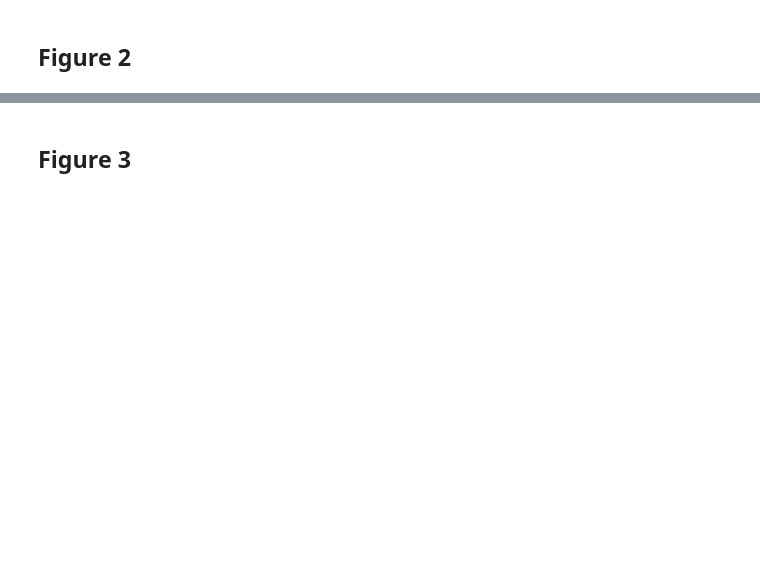
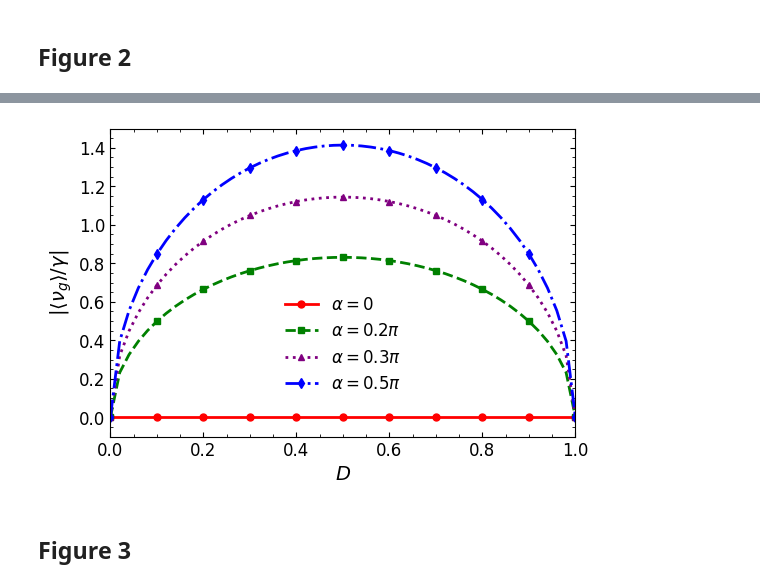
Before and after one commit to jefferson-jx/ctqw_bias_spreading_code, a Jupyter notebook: ctqw_bias_spreading_code.ipynb, the cells around one changed output, grey strips where cells are left out. Saved outputs shown, nothing was run; the diff lists cells and outputs as text; code cells hidden in the pictures; blank space fills up the shorter version.

```diff
--- a/ctqw_bias_spreading_code.ipynb
+++ b/ctqw_bias_spreading_code.ipynb
@@ -13,3 +14,17 @@ import matplotlib.pyplot as plt
+# %%
+plt.rcParams.update({
+    'axes.labelsize': 14,
+    'xtick.labelsize': 12,
+    'ytick.labelsize': 12,
+    'legend.fontsize': 12,
+    'axes.titlesize': 16,
+    'xtick.direction': 'in',
+    'ytick.direction': 'in',
+    'xtick.top': True,
+    'ytick.right': True,
+    'axes.spines.right': True,
+    'axes.spines.top': True,
+})
 # %% [markdown]
 # Main code
 
@@ -198,3 +252,59 @@ Plot_Mean_v_matplotlib()
+# %%
+def Plot_Mean_v_matplotlib():
+    # Parameter sweep for D
+    Dv = np.linspace(0, 1, 51)
+    mean_v_a0 = mean_v(Dv, 0, 1.0)
+    mean_v_a02 = mean_v(Dv, 0.2*np.pi, 1.0)
+    mean_v_a03 = mean_v(Dv, 0.3*np.pi, 1.0)
+    mean_v_a05 = mean_v(Dv, 0.5*np.pi, 1.0)
+
+    # Data arrays and labels
+    dados = [mean_v_a0, mean_v_a02, mean_v_a03, mean_v_a05]
+    labels = [r"$\alpha=0$", r"$\alpha=0.2\pi$", r"$\alpha=0.3\pi$", r"$\alpha=0.5\pi$"]
+
+    # Line styles
+    estilos = [
+        ('red', '-', 'o'),
+        ('green', '--', 's'),
+        ('purple', ':', '^'),
+        ('blue', '-.', 'd')
+    ]
+
+    # Figure setup
+    plt.figure(figsize=(6, 4))
+    ax = plt.gca()
+
+    # Plot curves
+    for i, (data, label) in enumerate(zip(dados, labels)):
+        color, ls, marker = estilos[i]
+        plt.plot(
+            Dv,
+            data,
+            label=label,
+            color=color,
+            linestyle=ls,
+            marker=marker,
+            markersize=5,
+            linewidth=2,
+            markevery=int(len(Dv) / 10)
+        )
+
+    # Axis labels and limits
+    plt.xlabel(r'$D$')
+    plt.ylabel(r"$|\langle \nu_g \rangle/\gamma|$")
+    plt.xlim(0, 1)
+    plt.ylim(-0.1, 1.5)
+
+    # Legend
+    plt.legend(loc='center', bbox_to_anchor=(0.5, 0.3), ncol=1, frameon=False)
+
+    # Render plot
+    plt.show()
+
+# Execute plot function
+Plot_Mean_v_matplotlib()
+# %% [output]
+[figure, added]
 # %% [markdown]
 ## Figure 3
 # %%
```
Also changed, not shown: parts of 10 cells of this notebook.
